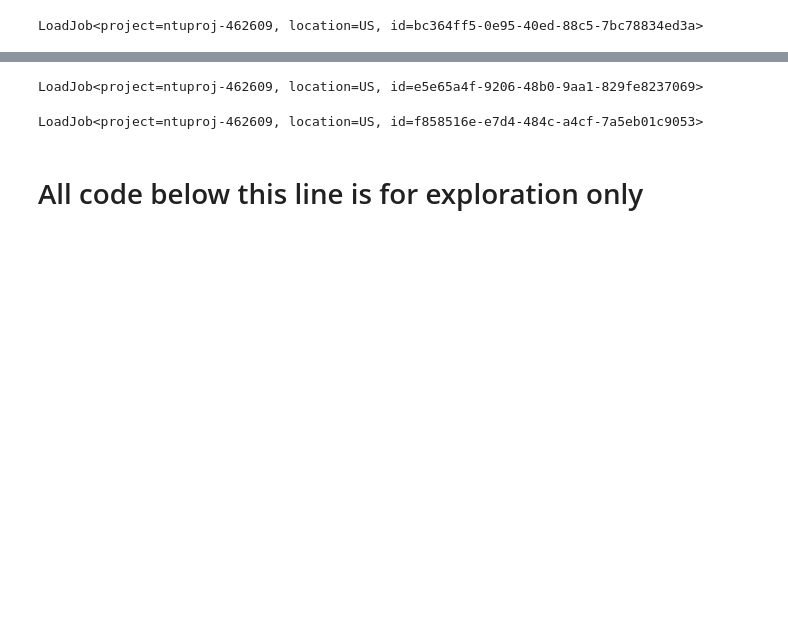
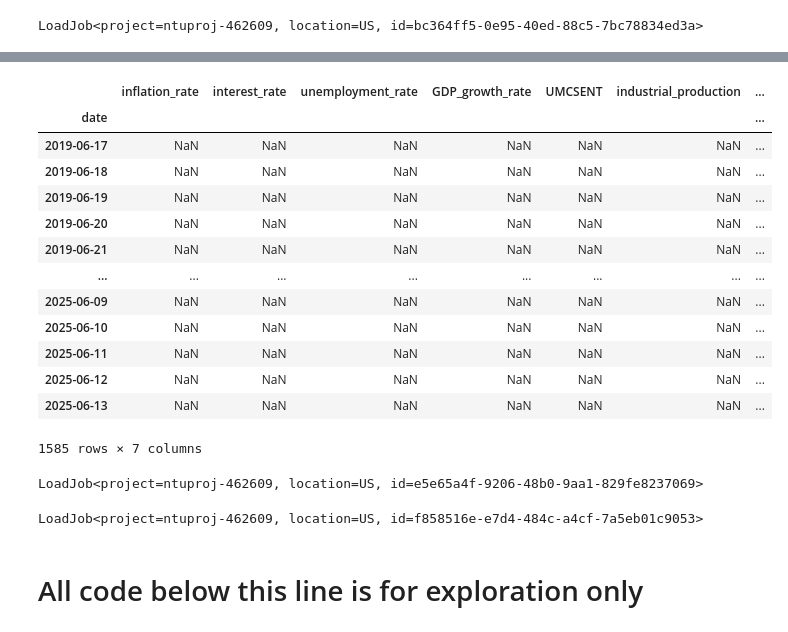
Before and after one commit to joshlai/NTU-Project-Data-Science-AI, a Jupyter notebook: injestion.ipynb, the cells around one changed output, grey strips where cells are left out. Drawn from its saved outputs; the diff is of its cells as text; code cells hidden in the pictures; blank space fills up the shorter version.

```diff
--- a/injestion.ipynb
+++ b/injestion.ipynb
@@ -290,3 +297,20 @@ LoadJob<project=ntuproj-462609, location=US, id=8bf84e7e-1b22-4424-8aee-92f91b3e
+# %%
+econ_data
+# %% [output]
+|  | inflation_rate | interest_rate | unemployment_rate | GDP_growth_rate | UMCSENT | industrial_production | ... |
+| date |  |  |  |  |  |  | ... |
+| 2019-06-17 | NaN | NaN | NaN | NaN | NaN | NaN | ... |
+| 2019-06-18 | NaN | NaN | NaN | NaN | NaN | NaN | ... |
+| 2019-06-19 | NaN | NaN | NaN | NaN | NaN | NaN | ... |
+| 2019-06-20 | NaN | NaN | NaN | NaN | NaN | NaN | ... |
+| 2019-06-21 | NaN | NaN | NaN | NaN | NaN | NaN | ... |
+| ... | ... | ... | ... | ... | ... | ... | ... |
+| 2025-06-09 | NaN | NaN | NaN | NaN | NaN | NaN | ... |
+| 2025-06-10 | NaN | NaN | NaN | NaN | NaN | NaN | ... |
+| 2025-06-11 | NaN | NaN | NaN | NaN | NaN | NaN | ... |
+| 2025-06-12 | NaN | NaN | NaN | NaN | NaN | NaN | ... |
+| 2025-06-13 | NaN | NaN | NaN | NaN | NaN | NaN | ... |
+1585 rows × 7 columns
 # %%
 #### this code pulls all yfinance stock info which includes dividends and stuff sector
 
```
Also changed, not shown: parts of 2 cells of this notebook, 14 other files.
